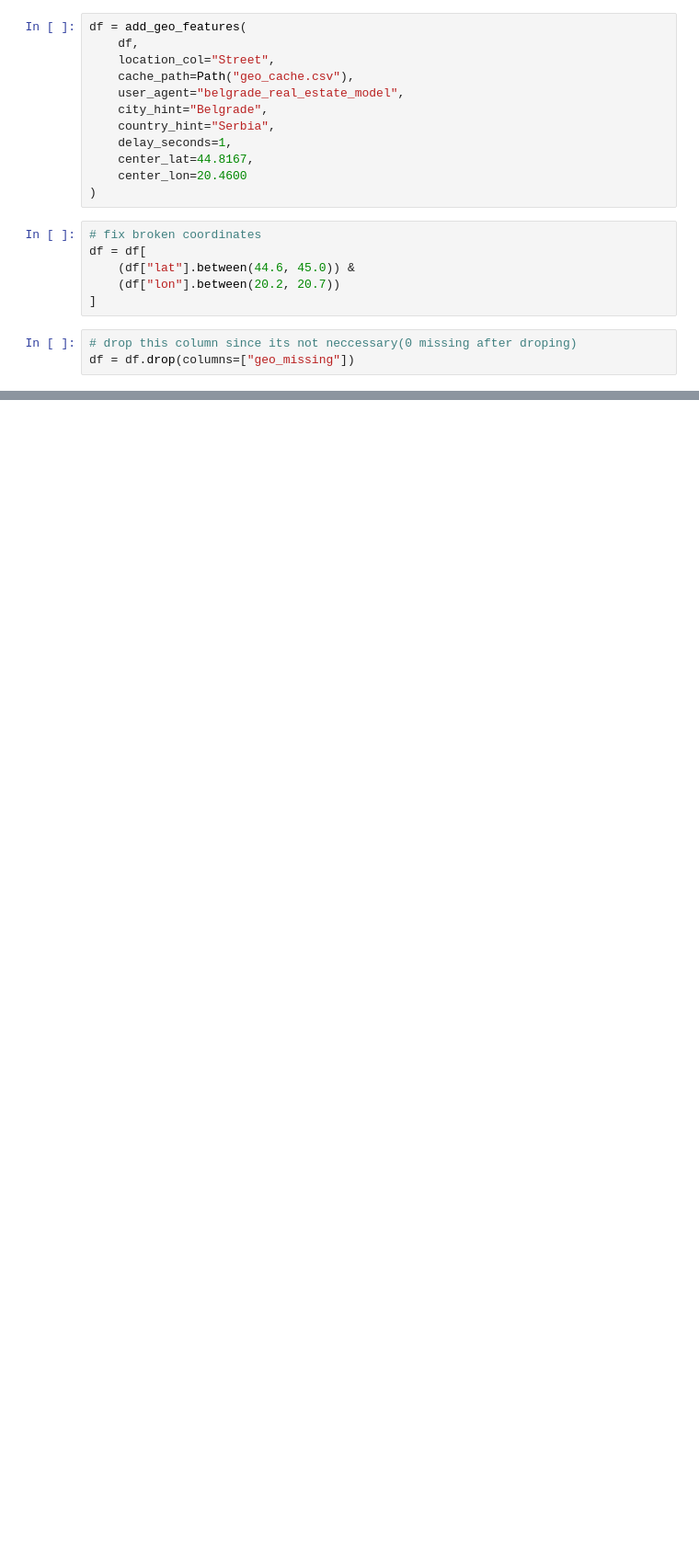
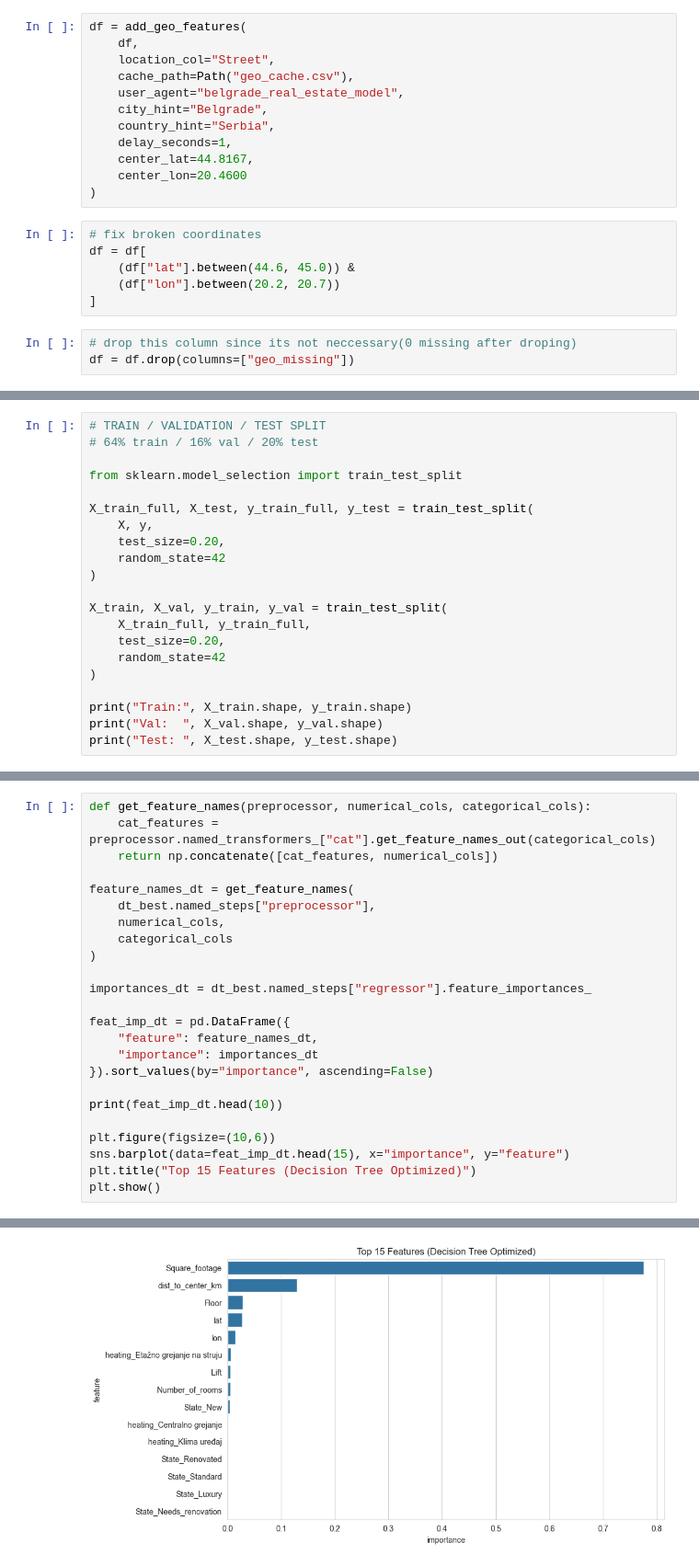
Before and after one commit to pyter1/siap_real_estate_price_prediction, a Jupyter notebook: EDA.ipynb, the cells around one changed output, grey strips where cells are left out. Shown at 92% size. Drawn from its saved outputs; the diff is of its cells as text; blank space fills up the shorter version.

```diff
--- a/EDA.ipynb
+++ b/EDA.ipynb
@@ -795,0 +662,21 @@ plt.show()
+# %%
+# TRAIN / VALIDATION / TEST SPLIT
+# 64% train / 16% val / 20% test
+
+from sklearn.model_selection import train_test_split
+
+X_train_full, X_test, y_train_full, y_test = train_test_split(
+    X, y,
+    test_size=0.20,
+    random_state=42
+)
+
+X_train, X_val, y_train, y_val = train_test_split(
+    X_train_full, y_train_full,
+    test_size=0.20,
+    random_state=42
+)
+
+print("Train:", X_train.shape, y_train.shape)
+print("Val:  ", X_val.shape, y_val.shape)
+print("Test: ", X_test.shape, y_test.shape)
@@ -795,0 +1079,25 @@ plt.show()
+# %%
+def get_feature_names(preprocessor, numerical_cols, categorical_cols):
+    cat_features = preprocessor.named_transformers_["cat"].get_feature_names_out(categorical_cols)
+    return np.concatenate([cat_features, numerical_cols])
+
+feature_names_dt = get_feature_names(
+    dt_best.named_steps["preprocessor"],
+    numerical_cols,
+    categorical_cols
+)
+
+importances_dt = dt_best.named_steps["regressor"].feature_importances_
+
+feat_imp_dt = pd.DataFrame({
+    "feature": feature_names_dt,
+    "importance": importances_dt
+}).sort_values(by="importance", ascending=False)
+
+print(feat_imp_dt.head(10))
+
+plt.figure(figsize=(10,6))
+sns.barplot(data=feat_imp_dt.head(15), x="importance", y="feature")
+plt.title("Top 15 Features (Decision Tree Optimized)")
+plt.show()
+# %% [output]
@@ -795,0 +1115 @@ plt.show()
+[figure, added]
```
Also changed, not shown: parts of 71 cells of this notebook.
